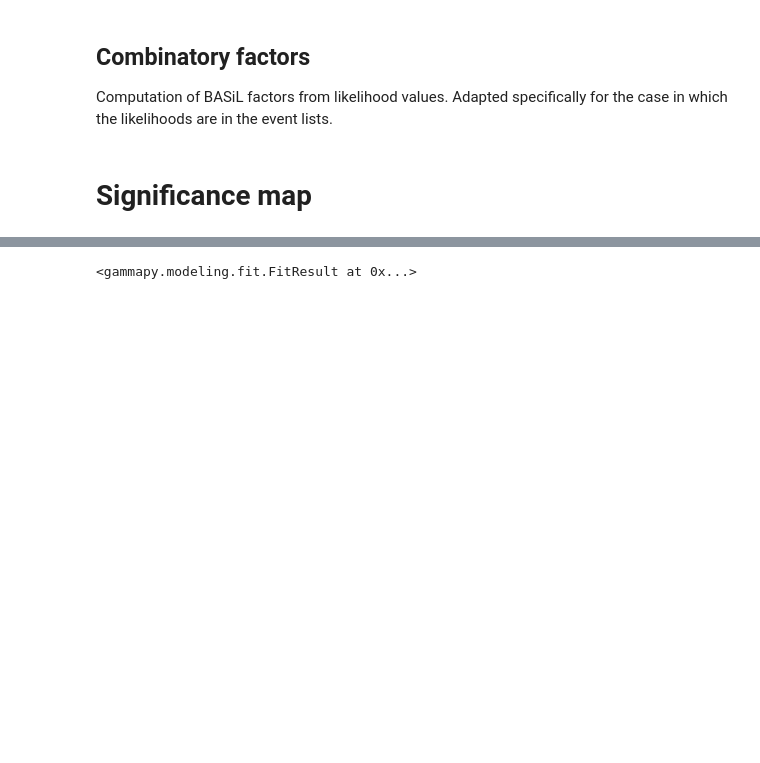
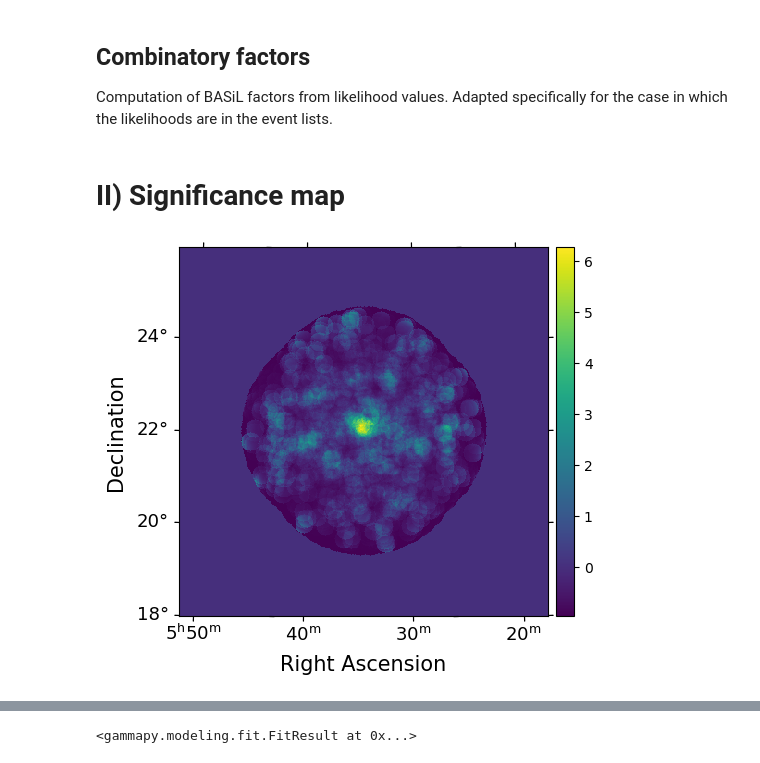
Before and after one commit to matheusgenaro/basil-package, a Jupyter notebook: example_notebook_3D.ipynb, the cells around one changed output, grey strips where cells are left out. Drawn from its saved outputs; the diff is of its cells as text; code cells hidden in the pictures; blank space fills up the shorter version.

Commit message:
added significance estimation

```diff
--- a/example_notebook_3D.ipynb
+++ b/example_notebook_3D.ipynb
@@ -337,8 +269,9 @@ Due to optimization purposes and code structure, the combinatory lists `comb` ar
 '''
 
 new_comb, flat_comb_masked = reshape_comb(comb, dataset_basil)
+new_like_sig_data, new_like_bkg_data = reshape_likelihoods(like_sig_data, like_bkg_data, dataset_basil)
 # %%
 dataset_basil.comb = new_comb
 dataset_basil.comb_flat = np.asanyarray(flat_comb_masked)
 # %% [markdown]
-# Significance map
+# II) Significance map
@@ -411 +278,16 @@ for i in range(15, counts_map_conv.shape[0]-15):
+# %%
+energy_bin = 5
+sig_max = 5
+
+significance_map = create_significance_map(energy_bin, sig_max, dataset_basil, new_like_sig_data, new_like_bkg_data, correlation_radius=Angle("0.2 deg"))
+# %%
+
+ax = significance_map.plot(cmap='viridis', add_cbar=True)
+#ax.contourf(mask_outside, levels=[-0.5,0.5], colors='white')
+
+ax.set_xlabel('Right Ascension', fontsize=15)
+ax.set_ylabel('Declination', fontsize=15)
+ax.tick_params(axis='both', labelsize=13)
+# %% [output]
+[figure, added]
 # %% [markdown]
```
Also changed, not shown: parts of 12 cells of this notebook, 18 other files.
